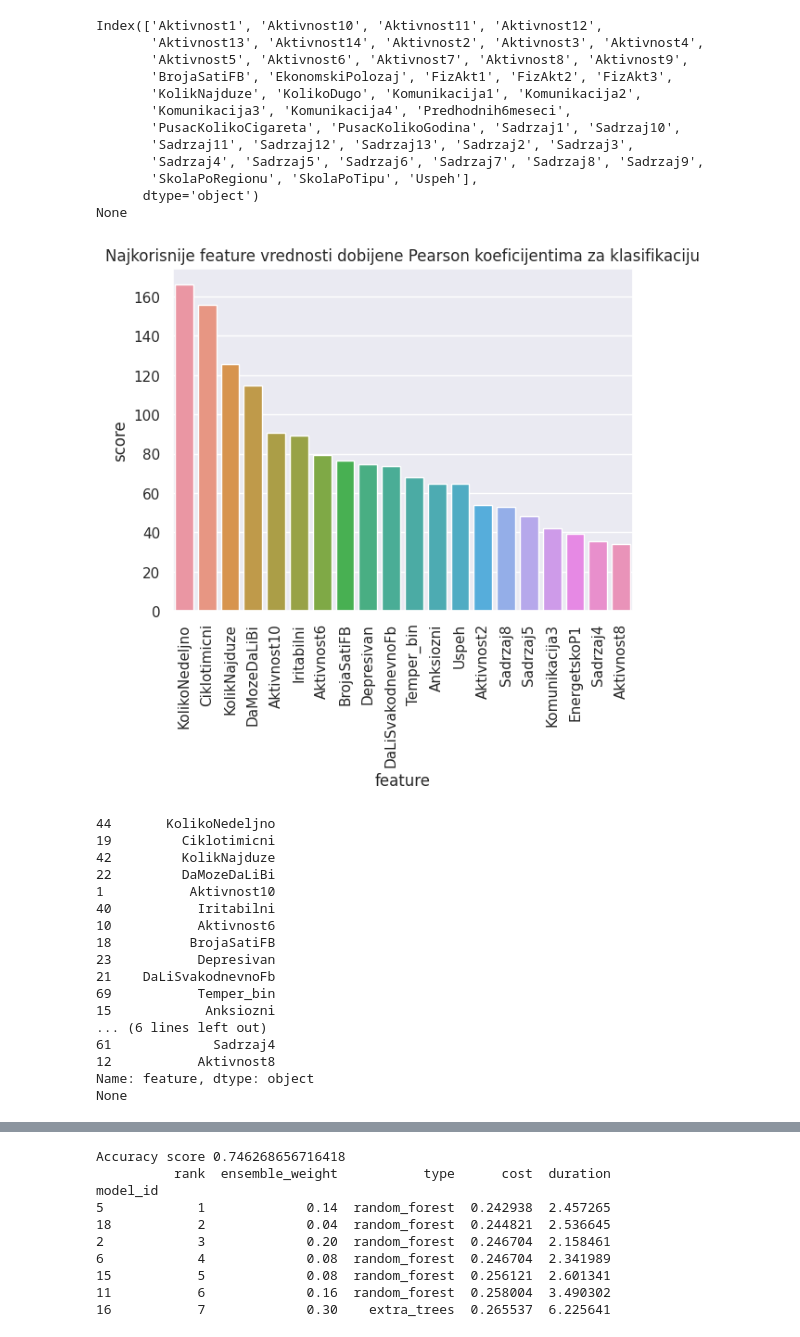
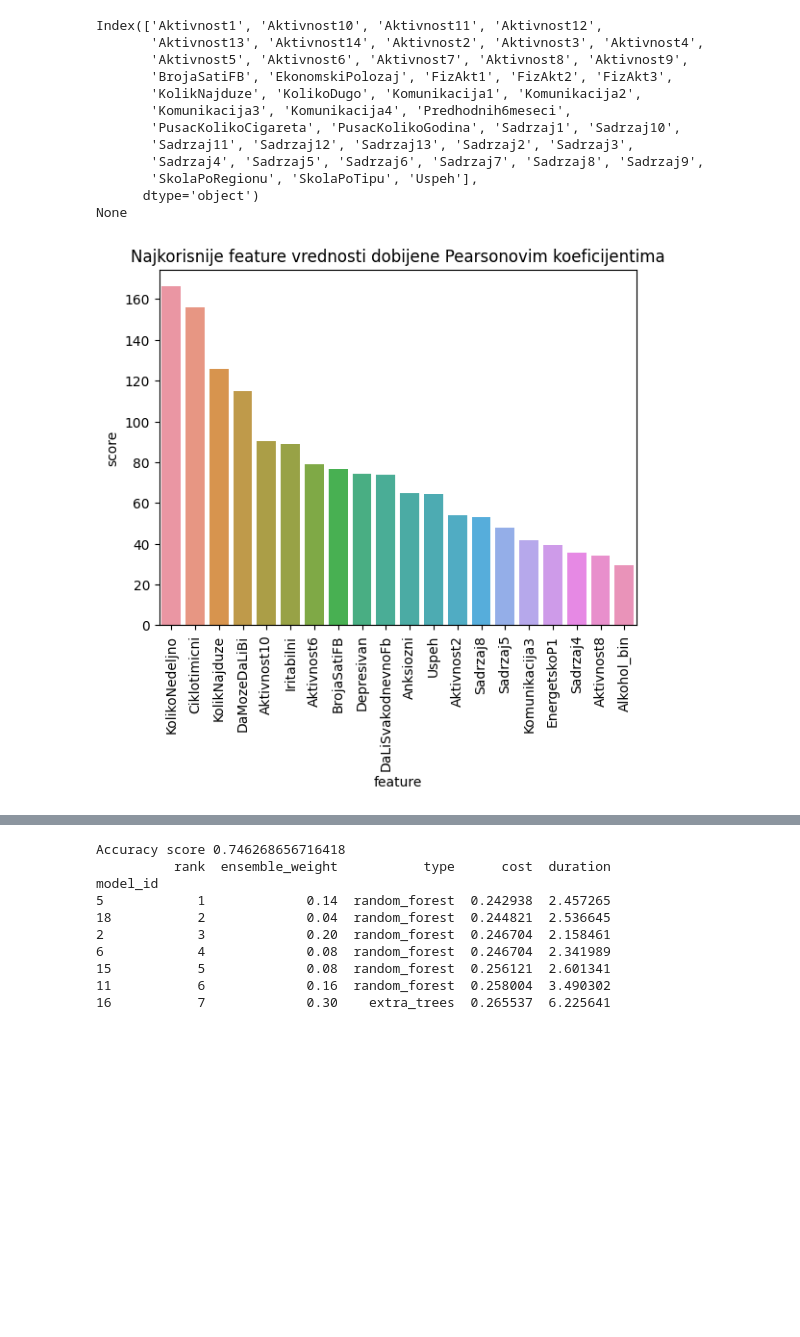
Before and after one commit to acast975/addiction, a Jupyter notebook: addiction_V4.ipynb, the cells around one changed output, grey strips where cells are left out. Drawn from its saved outputs; the diff is of its cells as text; code cells hidden in the pictures; blank space fills up the shorter version.

Commit message:
Izbacena temp_bin kolona i promenjen kod za feature selection

```diff
--- a/addiction_V4.ipynb
+++ b/addiction_V4.ipynb
@@ -72,12 +72,12 @@ print('Broj pronadjenih duplikata: ' + str(data.duplicated().sum()))
 Broj pronadjenih duplikata: 0
 # %%
 #sredjivanje kolona
-#kolone ID, TEMPS1 do TEMPS36, NKP, PI, SPO, CutOff4950, EnergetskoP2 ne ulaze u analizu
+#kolone ID, TEMPS1 do TEMPS36, NKP, PI, SPO, CutOff4950, EnergetskoP2 i Temper_bin ne ulaze u analizu
 temp_cols=[]
 for col in data.columns:
     if col.startswith('TEMPS'):
         temp_cols.append(col)
-out_cols = ['ID','NKP','PI','SPO', 'CutOff4950', 'EnergetskoP2']
+out_cols = ['ID','NKP','PI','SPO', 'CutOff4950', 'EnergetskoP2', 'Temper_bin']
 for col in out_cols:
     temp_cols.append(col)
 new_data = data.drop(temp_cols, axis=1)
@@ -118,7 +118,7 @@ zero_one = ['Pol','ImaKomp','ZadovoljanPristupom','KolikoNedeljno',
                  'DaMozeDaLiBi','BrojaMailovaPosl','DaLiSvakodnevnoFb',
                  'ImaNemaFB','FBcitaPostove','FBpiseStatuse','FBdeliMuzikuFotografijeIsl',
                  'FBigraIgrice','FBcetuje','FBgrupe','EnergetskoP1','Grickalice','Pusac',
-                 'Kafa_bin','Alkohol_bin','DaLiSeDrogira','Temper_bin','PUI']
+                 'Kafa_bin','Alkohol_bin','DaLiSeDrogira','PUI']
 
 zero_one_with_NaN = list()
 for col in new_data[zero_one]:
@@ -391,39 +391,22 @@ None
 # %%
 #feature selection sa Pearsonovim koeficijentom, input numericki, output numericki, za klasifikaciju
 def feature_selection_pearson(n_features):
     best_features = SelectKBest(score_func = f_regression, k=n_features)
     calc_features = best_features.fit(input_cols,output_col)
     #odabir najboljih feature-a
     usefull_features = pd.DataFrame({'feature' : input_cols.columns.values, 'score' : calc_features.scores_})
     most_usefull_features = usefull_features.sort_values(by=['score'],ascending=False).head(n_features)
     #vizuelizacija dobijenih rezultata
-    plt.title('Najkorisnije feature vrednosti dobijene Pearson koeficijentima za klasifikaciju')
+    plt.title('Najkorisnije feature vrednosti dobijene Pearsonovim koeficijentima')
     plt.xlabel('Feature score')
     plt.xticks(rotation=90)
     plt.ylabel('Naziv kolone')
 
     sns.barplot(x=most_usefull_features['feature'], y=most_usefull_features['score'])
     plt.show()
     feat_to_ret = most_usefull_features['feature']
-    print(feat_to_ret)
+    return feat_to_ret
 
-print(feature_selection_pearson(20))
+results = feature_selection_pearson(20)
 # %% [output]
-[figure, old version]
+[figure, new version]
-44       KolikoNedeljno
-19         Ciklotimicni
-42         KolikNajduze
-22         DaMozeDaLiBi
-1           Aktivnost10
-40           Iritabilni
-10           Aktivnost6
-18          BrojaSatiFB
-23           Depresivan
-21    DaLiSvakodnevnoFb
-69           Temper_bin
-15            Anksiozni
-... (6 lines left out)
-61             Sadrzaj4
-12           Aktivnost8
-Name: feature, dtype: object
-None
```
Also changed, not shown: parts of 33 cells of this notebook, 1 other file.
